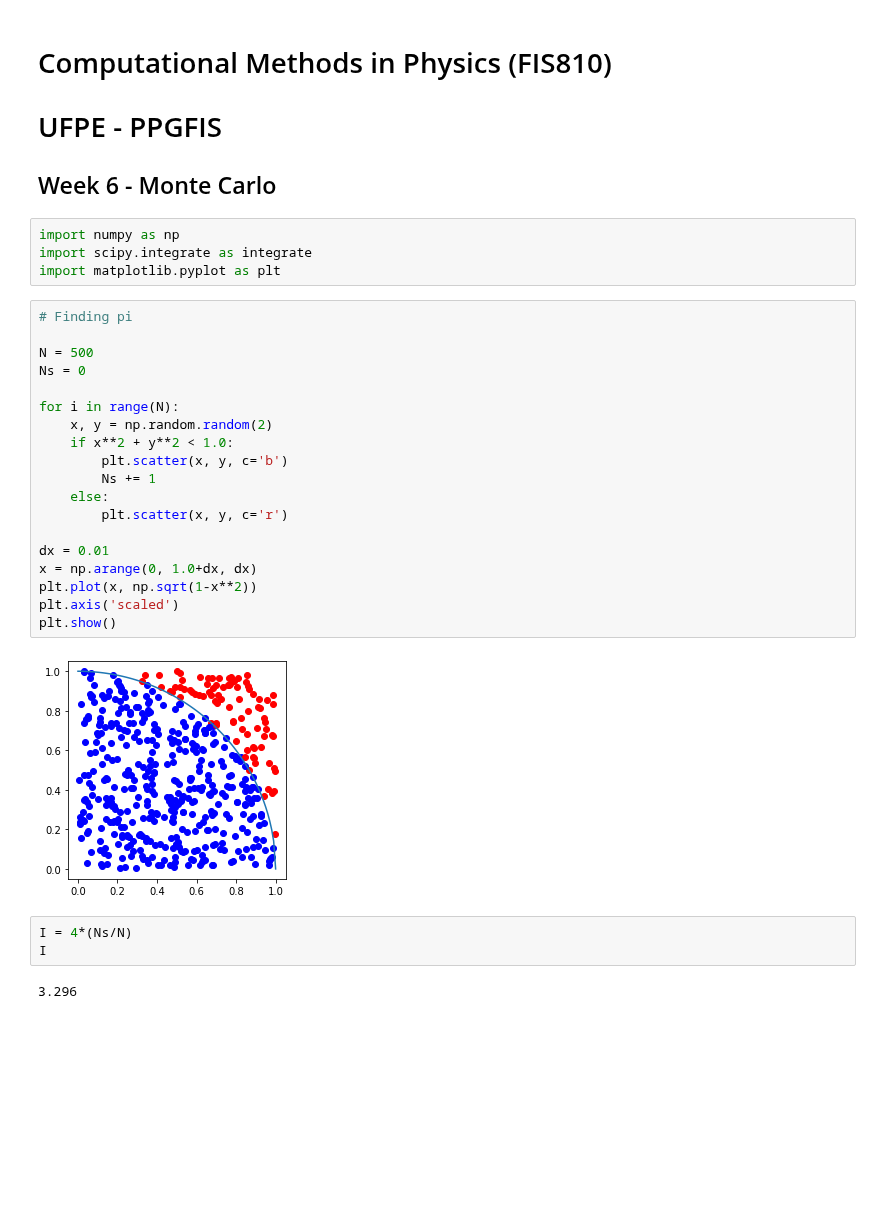
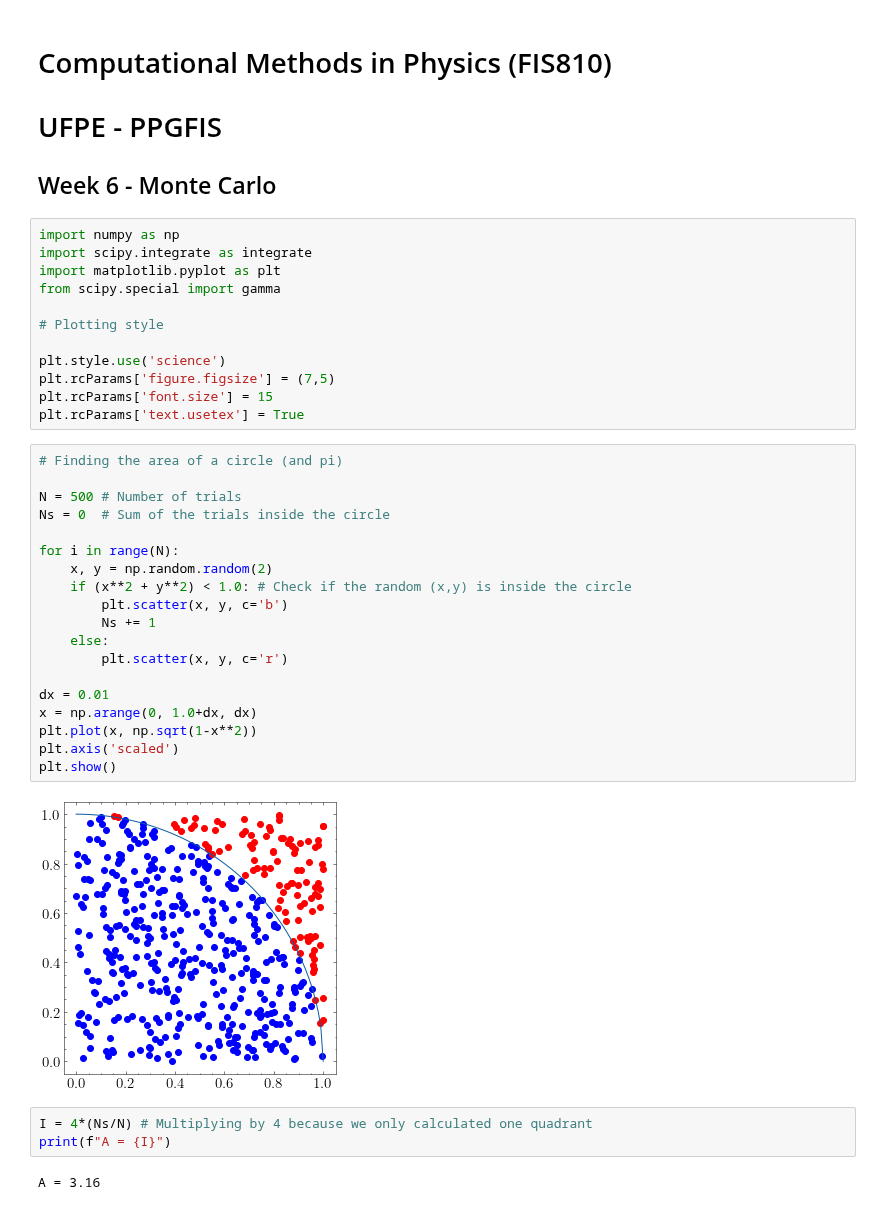
Before and after one commit to franklinzppa/fisica-computacional, a Jupyter notebook: week6.ipynb, the cells around one changed output. Saved outputs shown, nothing was run; the diff lists cells and outputs as text; blank space fills up the shorter version.

```diff
--- a/week6.ipynb
+++ b/week6.ipynb
@@ -6,31 +6,39 @@
 import numpy as np
 import scipy.integrate as integrate
 import matplotlib.pyplot as plt
+from scipy.special import gamma
+
+# Plotting style
+
+plt.style.use('science')
+plt.rcParams['figure.figsize'] = (7,5)
+plt.rcParams['font.size'] = 15
+plt.rcParams['text.usetex'] = True
 # %%
-# Finding pi
+# Finding the area of a circle (and pi)
 
-N = 500
-Ns = 0
+N = 500 # Number of trials
+Ns = 0  # Sum of the trials inside the circle
 
 for i in range(N):
     x, y = np.random.random(2)
-    if x**2 + y**2 < 1.0:
+    if (x**2 + y**2) < 1.0: # Check if the random (x,y) is inside the circle
         plt.scatter(x, y, c='b')
         Ns += 1
     else:
         plt.scatter(x, y, c='r')
 
 dx = 0.01
 x = np.arange(0, 1.0+dx, dx)
 plt.plot(x, np.sqrt(1-x**2))
 plt.axis('scaled')
 plt.show()
 # %% [output]
-[figure, old version]
+[figure, new version]
 # %%
-I = 4*(Ns/N)
-I
+I = 4*(Ns/N) # Multiplying by 4 because we only calculated one quadrant
+print(f"A = {I}")
 # %% [output]
-3.296
+A = 3.16
 # %%
 # Generalizing for N dim hypersphere
```
Also changed, not shown: parts of 14 cells of this notebook.
